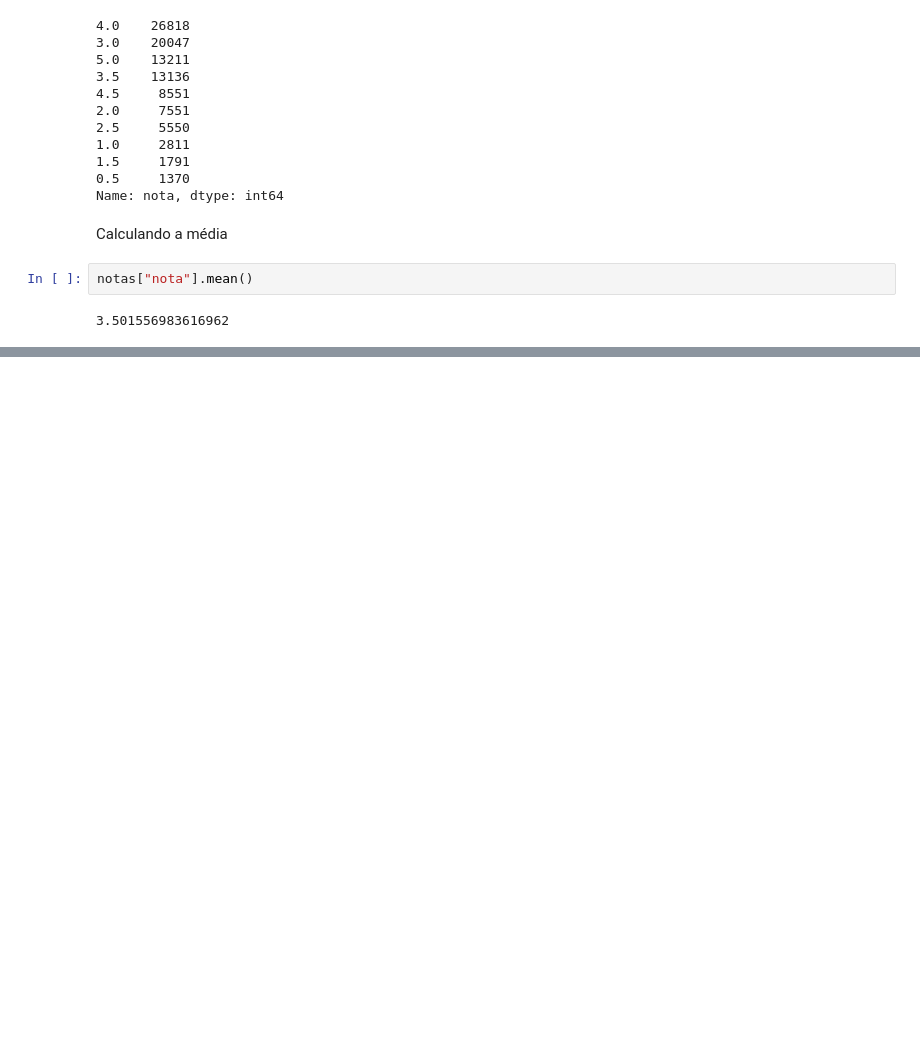
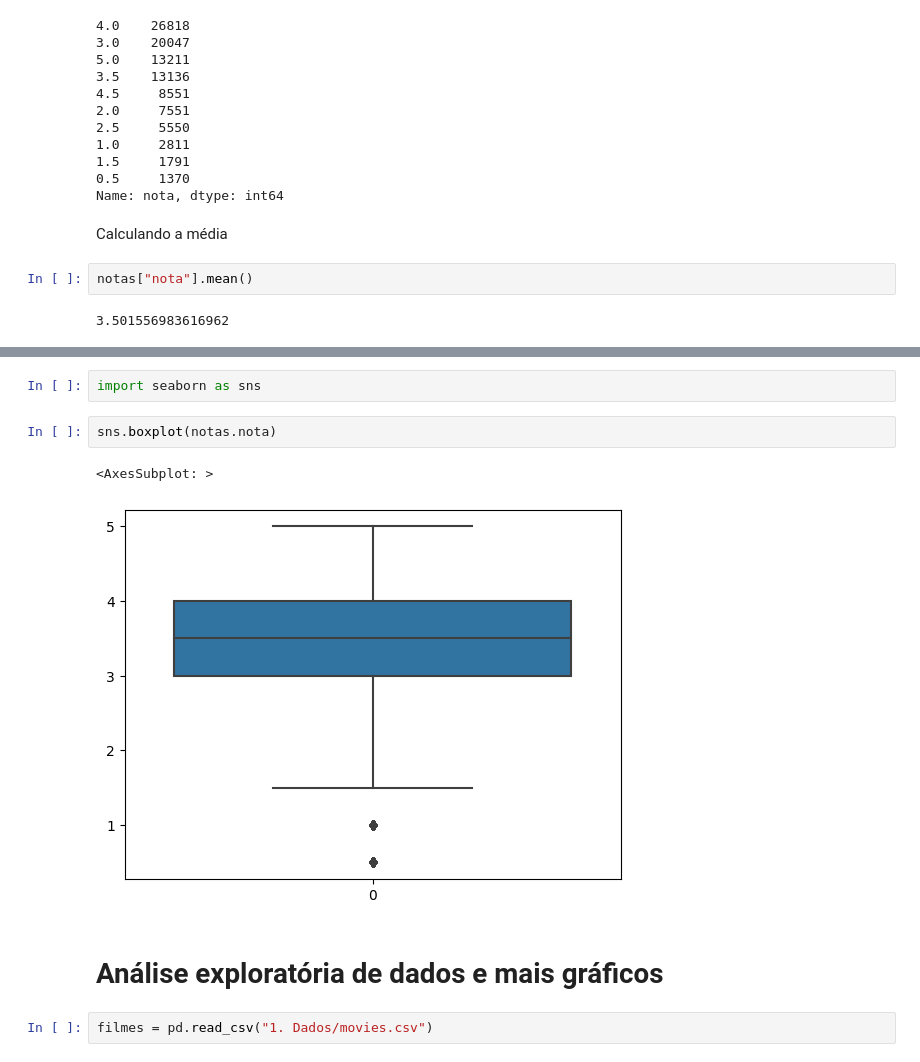
Before and after one commit to Jeidsan/data-science, a Jupyter notebook: 1. Data Science - análise e visualização de dados/2. Aula.ipynb, the cells around one changed output, grey strips where cells are left out. Drawn from its saved outputs; the diff is of its cells as text; blank space fills up the shorter version.

```diff
--- a/1. Data Science - análise e visualização de dados/2. Aula.ipynb
+++ b/1. Data Science - análise e visualização de dados/2. Aula.ipynb
@@ -84,0 +115,11 @@ notas["nota"].mean()
+# %%
+import seaborn as sns
+# %%
+sns.boxplot(notas.nota)
+# %% [output]
+<AxesSubplot: >
+[figure, added]
+# %% [markdown]
+# Análise exploratória de dados e mais gráficos
+# %%
+filmes = pd.read_csv("1. Dados/movies.csv")
```
Also changed, not shown: parts of 19 cells of this notebook.
